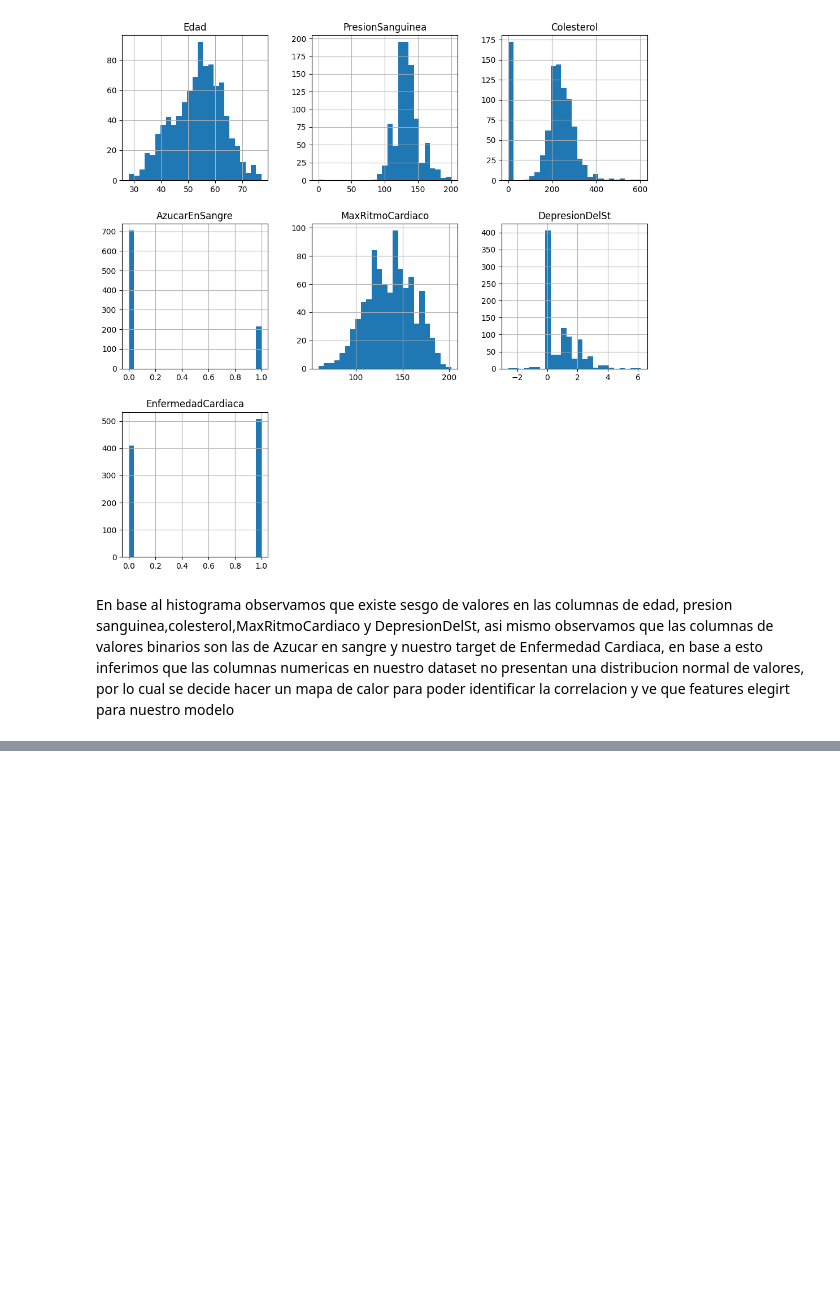
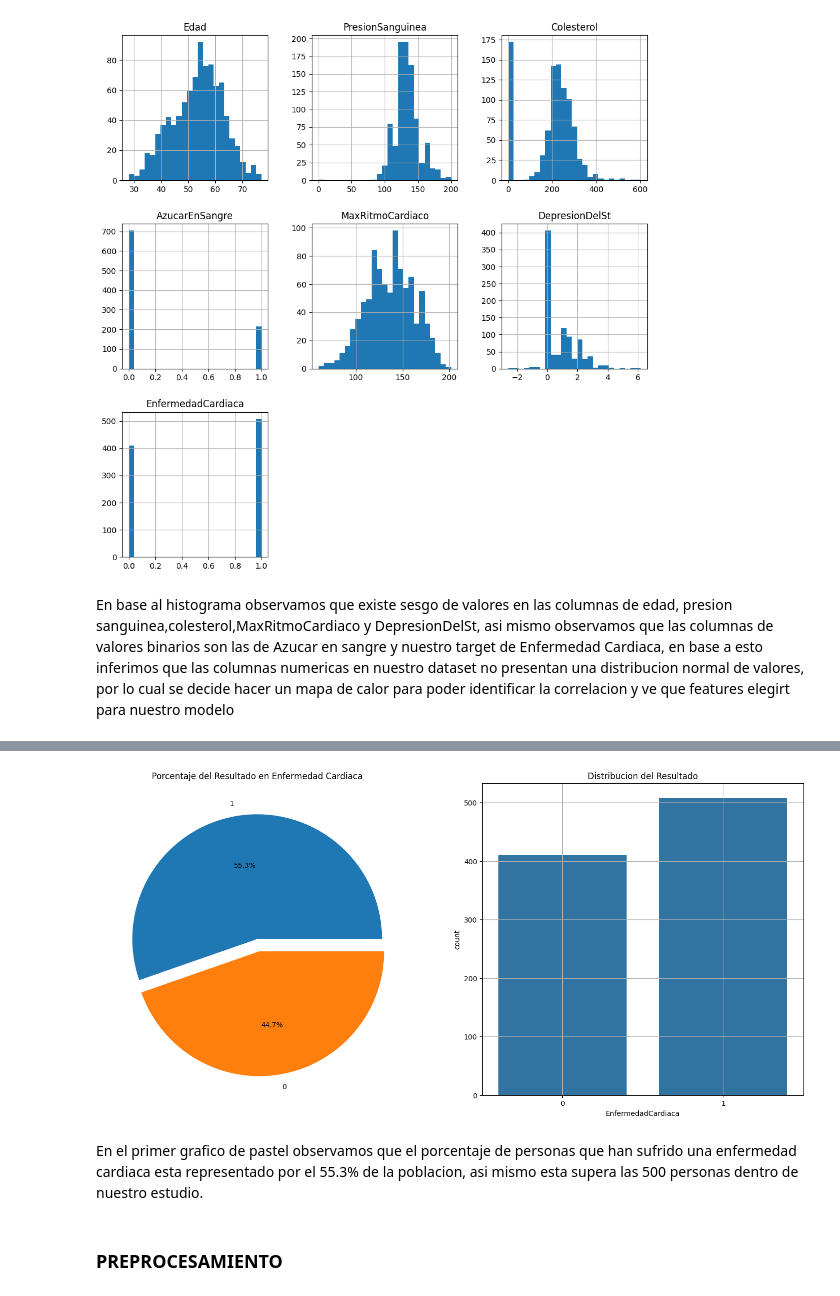
Before and after one commit to alexdaniel-23/Red-Neuronal-Simple-, a Jupyter notebook: enfermedad_cardiaca.ipynb, the cells around one changed output, grey strips where cells are left out. Saved outputs shown, nothing was run; the diff lists cells and outputs as text; code cells hidden in the pictures; blank space fills up the shorter version.

```diff
--- a/enfermedad_cardiaca.ipynb
+++ b/enfermedad_cardiaca.ipynb
@@ -303,0 +342,15 @@ ValueError: could not convert string to float: 'M'
+# %%
+f,ax =plt.subplots(1,2, figsize=(18,8))
+df['EnfermedadCardiaca'].value_counts().plot.pie(explode=[0,0.1],autopct ="%1.1f%%",ax=ax[0],shadow=False)
+ax[0].set_title("Porcentaje del Resultado en Enfermedad Cardiaca")
+ax[0].set_ylabel('')
+sns.countplot(x='EnfermedadCardiaca',data=df, ax=ax[1])
+ax[1].set_title('Distribucion del Resultado')
+plt.grid()
+plt.show()
+# %% [output]
+[figure, added]
+# %% [markdown]
+En el primer grafico de pastel observamos que el porcentaje de personas que han sufrido una enfermedad cardiaca esta representado por el 55.3% de la poblacion, asi mismo esta supera las 500 personas dentro de nuestro estudio.
+# %% [markdown]
+### **PREPROCESAMIENTO**
```
Also changed, not shown: parts of 22 cells of this notebook.
